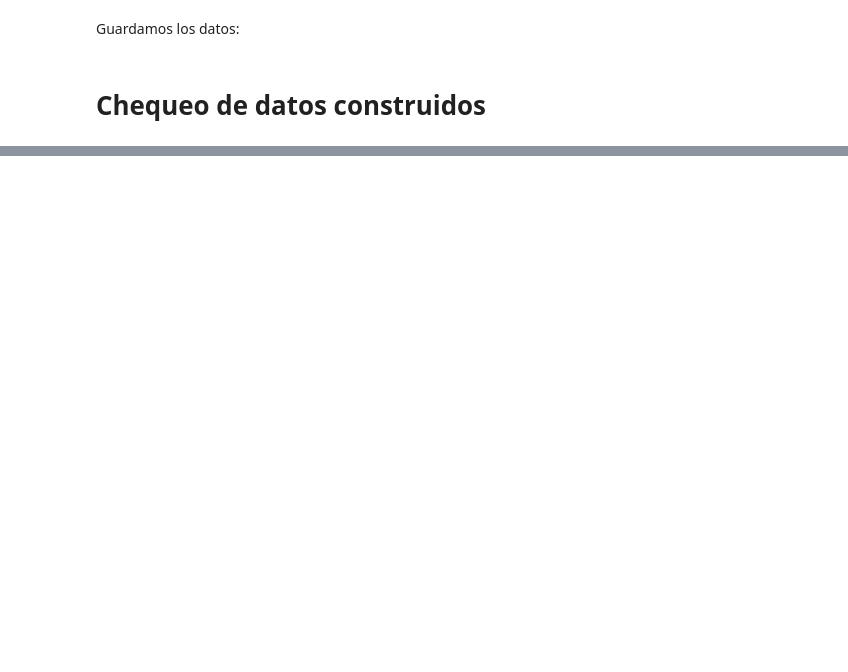
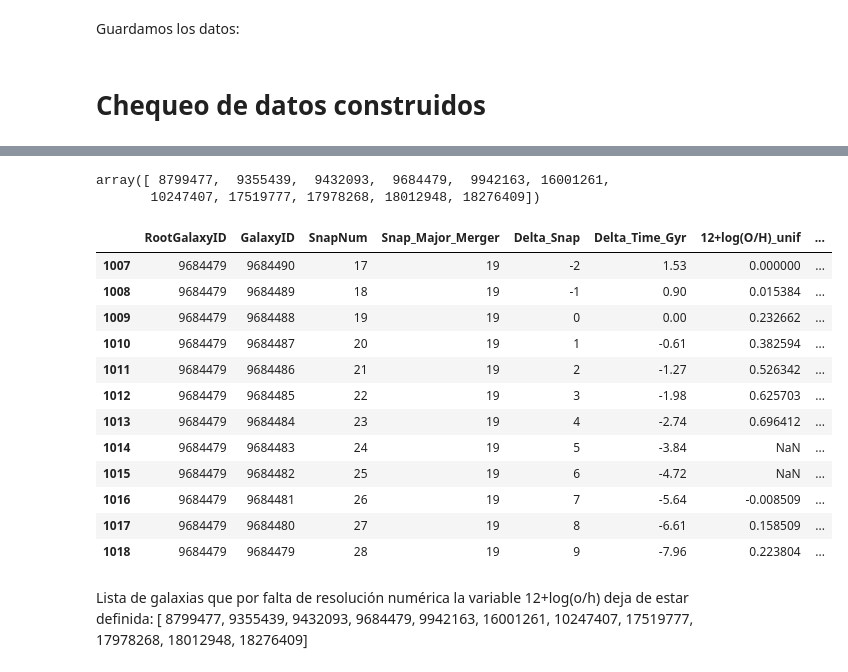
Before and after one commit to SantamariaR/Taller-Tesis-1, a Jupyter notebook: Estadistica_evolutiva.ipynb, the cells around one changed output, grey strips where cells are left out. Drawn from its saved outputs; the diff is of its cells as text; code cells hidden in the pictures; blank space fills up the shorter version.

```diff
--- a/Estadistica_evolutiva.ipynb
+++ b/Estadistica_evolutiva.ipynb
@@ -1452,7 +1494,7 @@ NoAGN_NoMerger_D[NoAGN_NoMerger_D["Snap_Major_Merger"] <= 23].to_csv("data/NoAGN
 # %% [markdown]
 # Chequeo de datos construidos
 # %%
-df = pd.read_csv("data/NoAGN_Merger_C.csv")
 #df = pd.read_csv("data/NoAGN_Merger_C.csv")
-#df = pd.read_csv("data/NoAGN_Merger_C.csv")
-#df = pd.read_csv("data/NoAGN_Merger_C.csv")
+df = pd.read_csv("data/AGN_Merger_A.csv")
+#df = pd.read_csv("data/AGN_NoMerger_B.csv")
+#df = pd.read_csv("data/NoAGN_NoMerger_D.csv")
@@ -1458,0 +1519,25 @@ df = pd.read_csv("data/NoAGN_Merger_C.csv")
+# %%
+df[(df['Snap_Major_Merger'] >= 14)&(df['12+log(O/H)'].isna())]['RootGalaxyID'].unique()
+# %% [output]
+array([ 8799477,  9355439,  9432093,  9684479,  9942163, 16001261,
+       10247407, 17519777, 17978268, 18012948, 18276409])
+# %%
+df[(df['RootGalaxyID'] == 9684479)]
+# %% [output]
+|  | RootGalaxyID | GalaxyID | SnapNum | Snap_Major_Merger | Delta_Snap | Delta_Time_Gyr | 12+log(O/H)_unif | ... |
+| 1007 | 9684479 | 9684490 | 17 | 19 | -2 | 1.53 | 0.000000 | ... |
+| 1008 | 9684479 | 9684489 | 18 | 19 | -1 | 0.90 | 0.015384 | ... |
+| 1009 | 9684479 | 9684488 | 19 | 19 | 0 | 0.00 | 0.232662 | ... |
+| 1010 | 9684479 | 9684487 | 20 | 19 | 1 | -0.61 | 0.382594 | ... |
+| 1011 | 9684479 | 9684486 | 21 | 19 | 2 | -1.27 | 0.526342 | ... |
+| 1012 | 9684479 | 9684485 | 22 | 19 | 3 | -1.98 | 0.625703 | ... |
+| 1013 | 9684479 | 9684484 | 23 | 19 | 4 | -2.74 | 0.696412 | ... |
+| 1014 | 9684479 | 9684483 | 24 | 19 | 5 | -3.84 | NaN | ... |
+| 1015 | 9684479 | 9684482 | 25 | 19 | 6 | -4.72 | NaN | ... |
+| 1016 | 9684479 | 9684481 | 26 | 19 | 7 | -5.64 | -0.008509 | ... |
+| 1017 | 9684479 | 9684480 | 27 | 19 | 8 | -6.61 | 0.158509 | ... |
+| 1018 | 9684479 | 9684479 | 28 | 19 | 9 | -7.96 | 0.223804 | ... |
+# %% [markdown]
+Lista de galaxias que por falta de resolución numérica la variable 12+log(o/h) deja de estar definida:
+[ 8799477,  9355439,  9432093,  9684479,  9942163, 16001261,
+       10247407, 17519777, 17978268, 18012948, 18276409]
```
Also changed, not shown: parts of 22 cells of this notebook, 2 other files.
